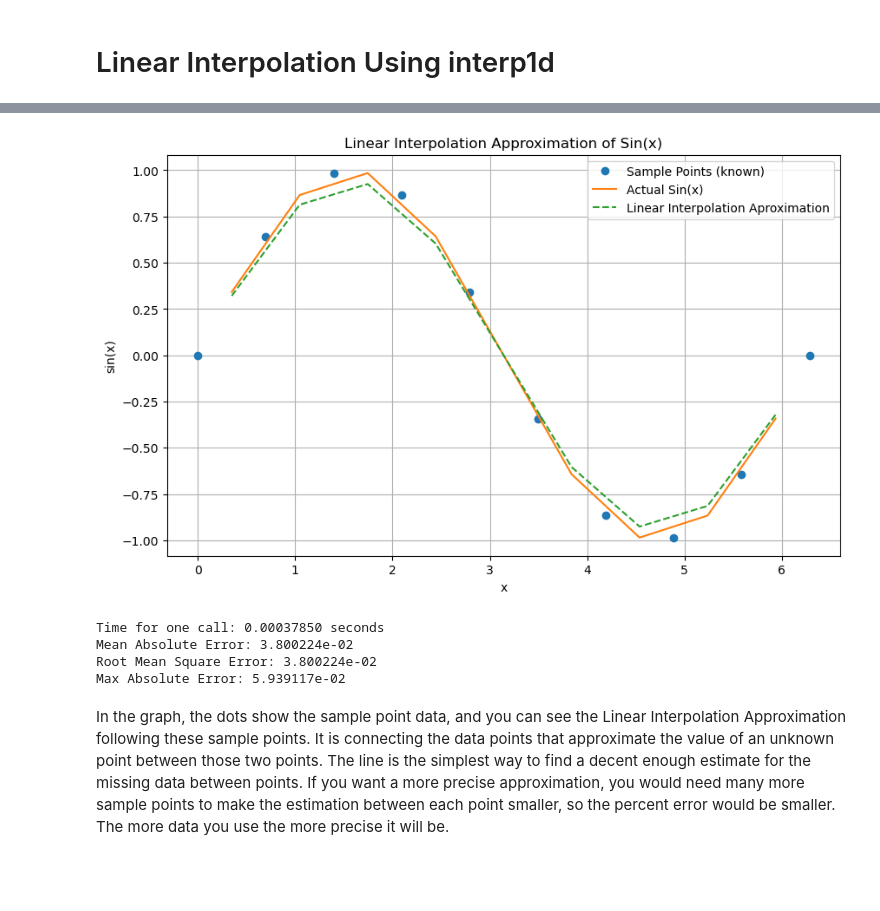
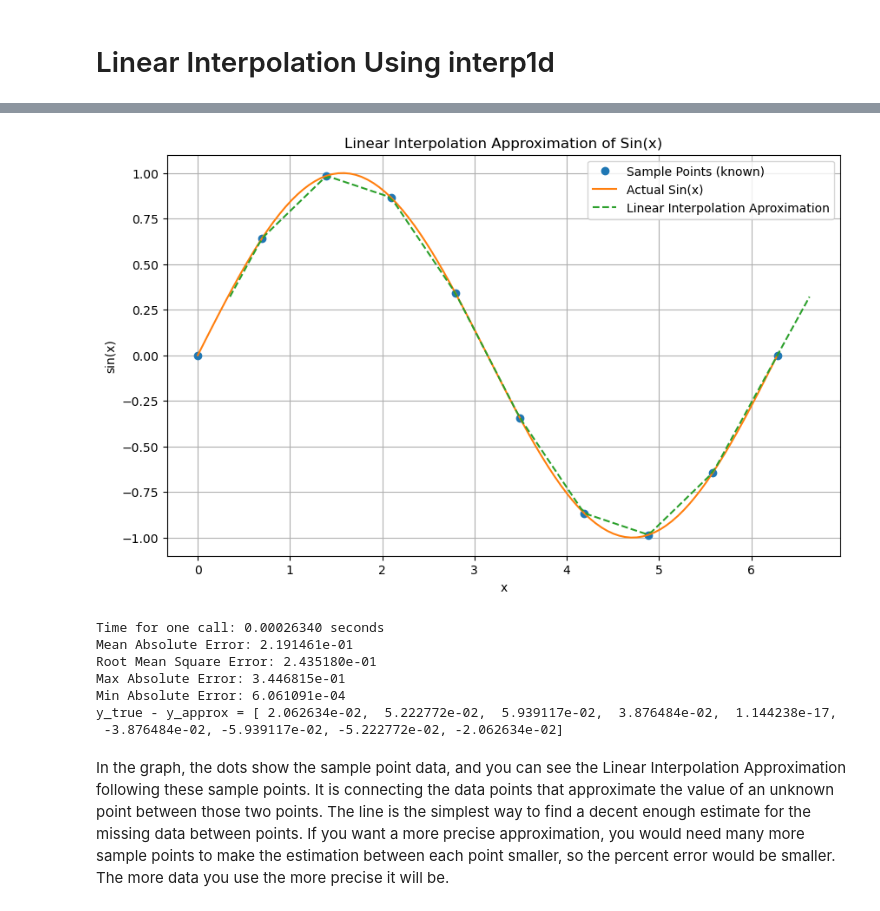
Before and after one commit to Tonkle-Time/SinxProject, a Jupyter notebook: Linear_Interp.ipynb, the cells around one changed output, grey strips where cells are left out. Saved outputs shown, nothing was run; the diff lists cells and outputs as text; code cells hidden in the pictures; blank space fills up the shorter version.

```diff
--- a/Linear_Interp.ipynb
+++ b/Linear_Interp.ipynb
@@ -60,24 +33,63 @@ array([0.03173326, 0.09519978, 0.1586663 , 0.22213281, 0.28559933,
+# %%
+# Sample data, 10 points from 0 to 2*pi
+x_sample = np.linspace(0, 2 * math.pi, 10)
+y_sample = np.sin(x_sample)
+
+# Interpolation Function
+linear_interp_func = interp1d(x_sample, y_sample, kind='linear', fill_value="extrapolate")
+# fill_value="extrapolate" to avoid going over interpolation range. I was struggling to get the ranges to cooperate
+
+# Approximate Sin(x) with new x range for smoother plot
+# Instead of starting at zero, try shifting the step size by a half step
+hstep = (x_sample[1] - x_sample[0])/2
+x_new = np.linspace(hstep,2* math.pi + hstep, 100)
+
+# Compute midpoints between sample points, just to estimate error at midpoints
+x_mid = (x_sample[:-1] + x_sample[1:]) / 2
+y_true_mid = np.sin(x_mid)
+y_approx_mid = linear_interp_func(x_mid)
+E = y_true_mid - y_approx_mid
+formatted_E = np.array2string(E, precision=6, separator=', ')
+
+# Approximate Sin(x) and time the compute
+start = time.perf_counter()
+y_approx = linear_interp_func(x_new)
+end = time.perf_counter()
+x_smooth = np.linspace(0,2*math.pi, 100)
+y_true = np.sin(x_smooth)
+
+# Error Testing - also find min error
+abs_error = np.abs(y_true - y_approx)
+mean_abs_err = np.mean(abs_error)
+root_mean_squ_err = np.sqrt(np.mean((y_true - y_approx)**2))
+max_error = np.max(abs_error)
+min_error = np.min(abs_error)
 # %%
 # Plot
 plt.figure(figsize=(10, 6))
 plt.plot(x_sample, y_sample, 'o', label= 'Sample Points (known)')
-plt.plot(x_new[:-1], y_actual, '-', label= 'Actual Sin(x)')
-plt.plot(x_new[:-1], y_approx, '--', label= 'Linear Interpolation Aproximation')
+plt.plot(x_smooth, y_true, '-', label= 'Actual Sin(x)')
+plt.plot(x_new, y_approx, '--', label= 'Linear Interpolation Aproximation')
 plt.xlabel('x')
 plt.ylabel('sin(x)')
 plt.title('Linear Interpolation Approximation of Sin(x)')
 plt.legend()
 plt.grid(True)
 plt.show()
 print(f"Time for one call: {end - start:.8f} seconds")
 print(f"Mean Absolute Error: {mean_abs_err:.6e}")
 print(f"Root Mean Square Error: {root_mean_squ_err:.6e}")
 print(f"Max Absolute Error: {max_error:.6e}")
+print(f"Min Absolute Error: {min_error:.6e}")
+print(f"y_true - y_approx = {formatted_E}")
 # %% [output]
-[figure, old version]
+[figure, new version]
-Time for one call: 0.00037850 seconds
-Mean Absolute Error: 3.800224e-02
-Root Mean Square Error: 3.800224e-02
-Max Absolute Error: 5.939117e-02
+Time for one call: 0.00026340 seconds
+Mean Absolute Error: 2.191461e-01
+Root Mean Square Error: 2.435180e-01
+Max Absolute Error: 3.446815e-01
+Min Absolute Error: 6.061091e-04
+y_true - y_approx = [ 2.062634e-02,  5.222772e-02,  5.939117e-02,  3.876484e-02,  1.144238e-17,
+ -3.876484e-02, -5.939117e-02, -5.222772e-02, -2.062634e-02]
 # %% [markdown]
 In the graph, the dots show the sample point data, and you can see the Linear Interpolation Approximation following these sample points. It is connecting the data points that approximate the value of an unknown point between those two points. The line is the simplest way to find a decent enough estimate for the missing data between points. If you want a more precise approximation, you would need many more sample points to make the estimation between each point smaller, so the percent error would be smaller. The more data you use the more precise it will be.
```
Also changed, not shown: parts of 3 cells of this notebook.
